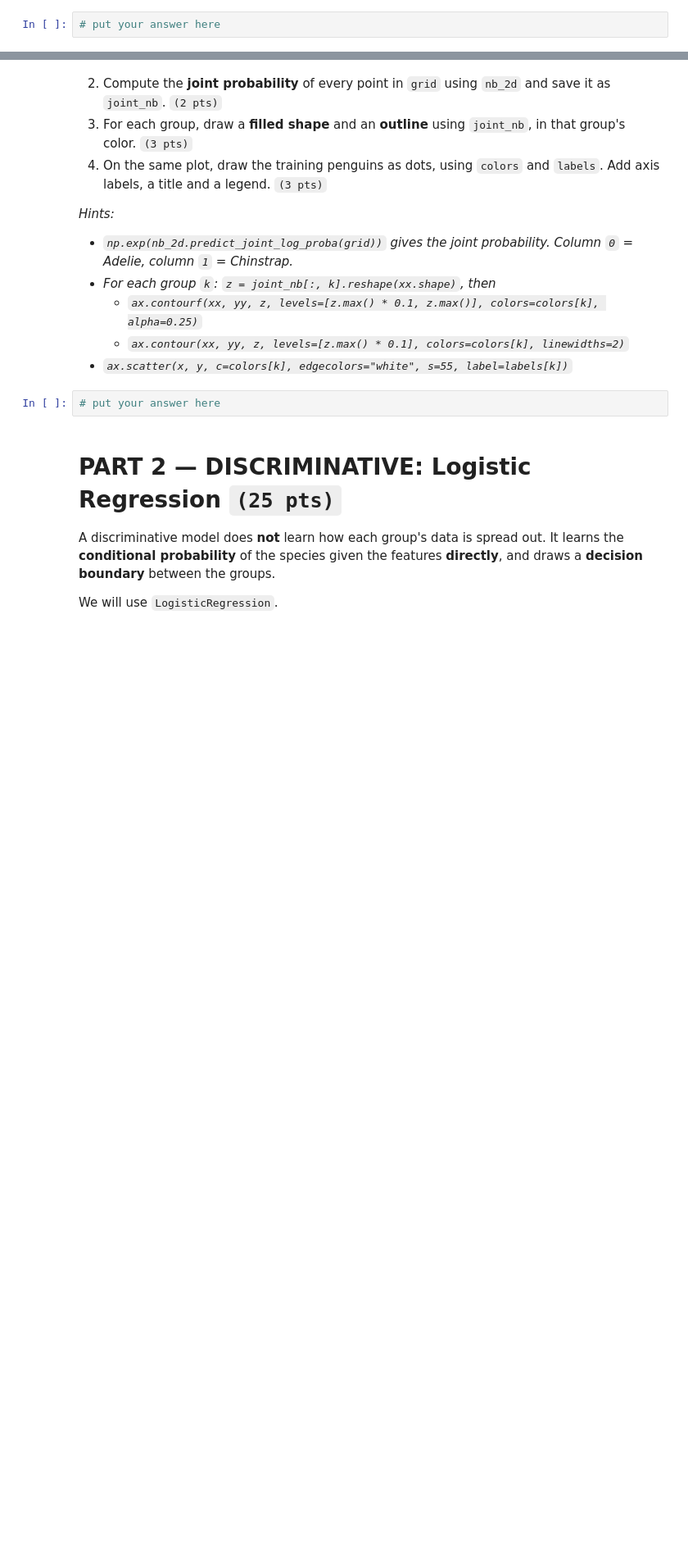
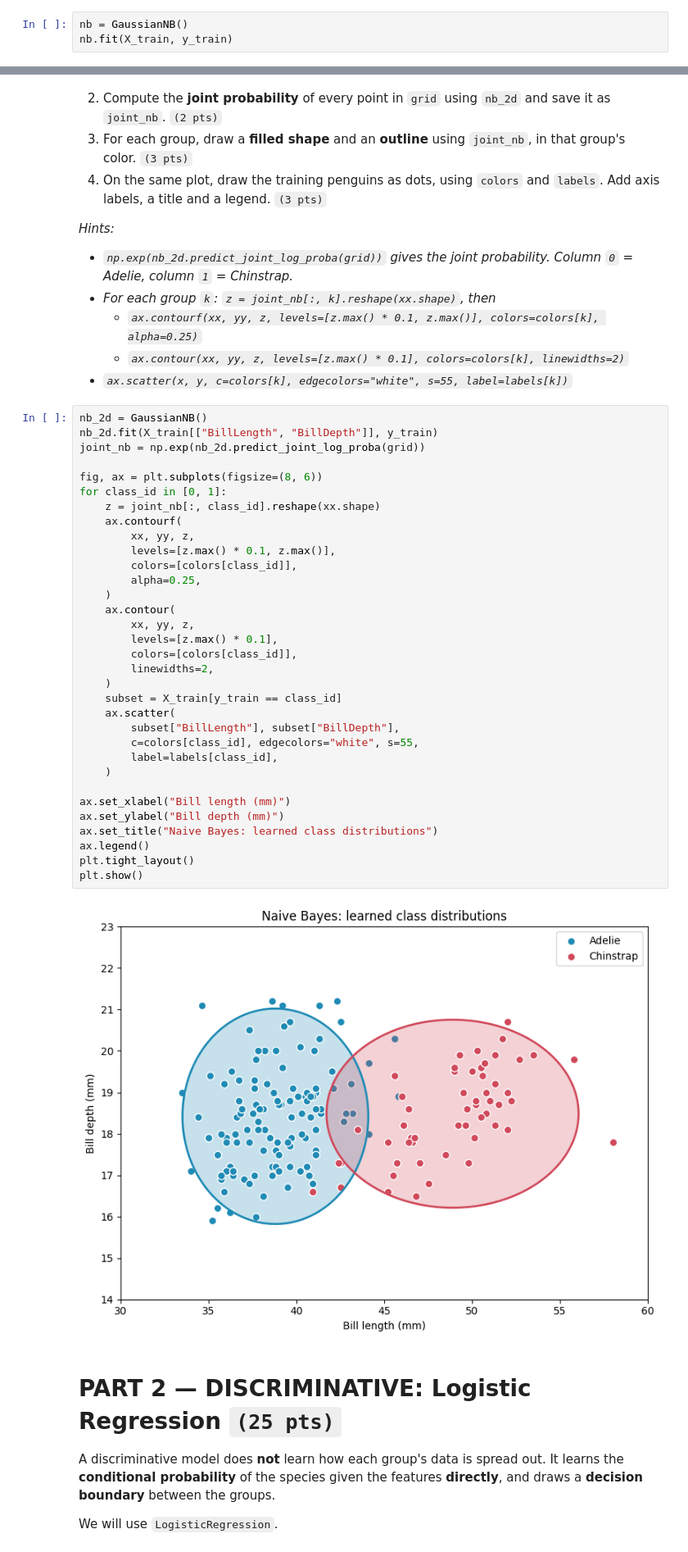
Before and after one commit to AshenDary/AdvanceMachineLearning, a Jupyter notebook: Exercise1/Exercise_1_CCADMACL.ipynb, the cells around one changed output, grey strips where cells are left out. Shown at 82% size. Drawn from its saved outputs; the diff is of its cells as text; blank space fills up the shorter version.

```diff
--- a/Exercise1/Exercise_1_CCADMACL.ipynb
+++ b/Exercise1/Exercise_1_CCADMACL.ipynb
@@ -126,4 +145,5 @@ We will use `GaussianNB`, a Naive Bayes model for numeric features.
 
 *Hint: `model.fit(X, y)`*
 # %%
-# put your answer here
+nb = GaussianNB()
+nb.fit(X_train, y_train)
@@ -155,7 +189,40 @@ A plot only has 2 axes, but `nb` uses 5 features. So for the plot, train a small
   - *`ax.contour(xx, yy, z, levels=[z.max() * 0.1], colors=colors[k], linewidths=2)`*
 - *`ax.scatter(x, y, c=colors[k], edgecolors="white", s=55, label=labels[k])`*
 # %%
-# put your answer here
+nb_2d = GaussianNB()
+nb_2d.fit(X_train[["BillLength", "BillDepth"]], y_train)
+joint_nb = np.exp(nb_2d.predict_joint_log_proba(grid))
+
+fig, ax = plt.subplots(figsize=(8, 6))
+for class_id in [0, 1]:
+    z = joint_nb[:, class_id].reshape(xx.shape)
+    ax.contourf(
+        xx, yy, z,
+        levels=[z.max() * 0.1, z.max()],
+        colors=[colors[class_id]],
+        alpha=0.25,
+    )
+    ax.contour(
+        xx, yy, z,
+        levels=[z.max() * 0.1],
+        colors=[colors[class_id]],
+        linewidths=2,
+    )
+    subset = X_train[y_train == class_id]
+    ax.scatter(
+        subset["BillLength"], subset["BillDepth"],
+        c=colors[class_id], edgecolors="white", s=55,
+        label=labels[class_id],
+    )
+
+ax.set_xlabel("Bill length (mm)")
+ax.set_ylabel("Bill depth (mm)")
+ax.set_title("Naive Bayes: learned class distributions")
+ax.legend()
+plt.tight_layout()
+plt.show()
+# %% [output]
+[figure, added]
 # %% [markdown]
 # PART 2 — DISCRIMINATIVE: Logistic Regression `(25 pts)`
 
```
Also changed, not shown: parts of 9 cells of this notebook.
